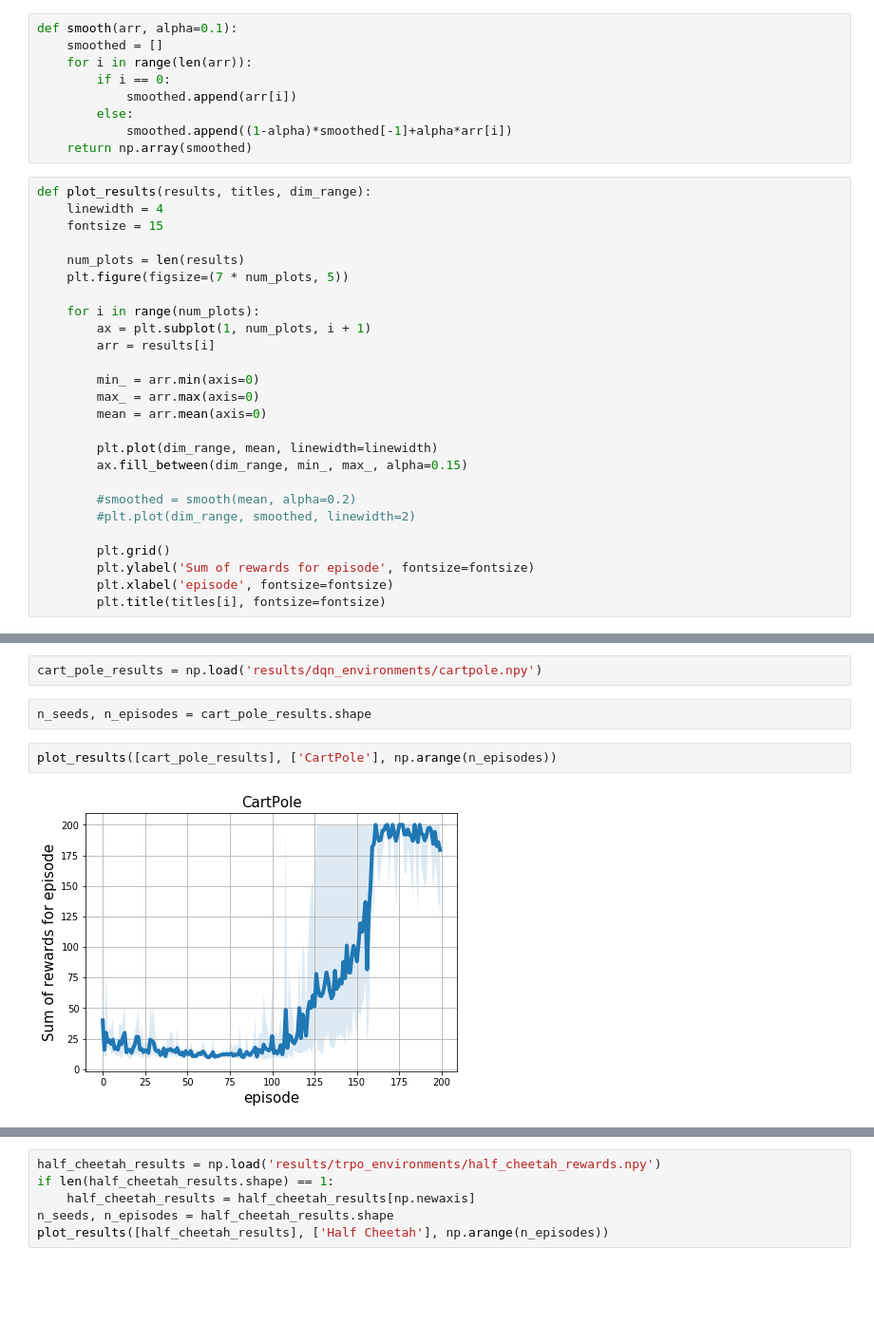
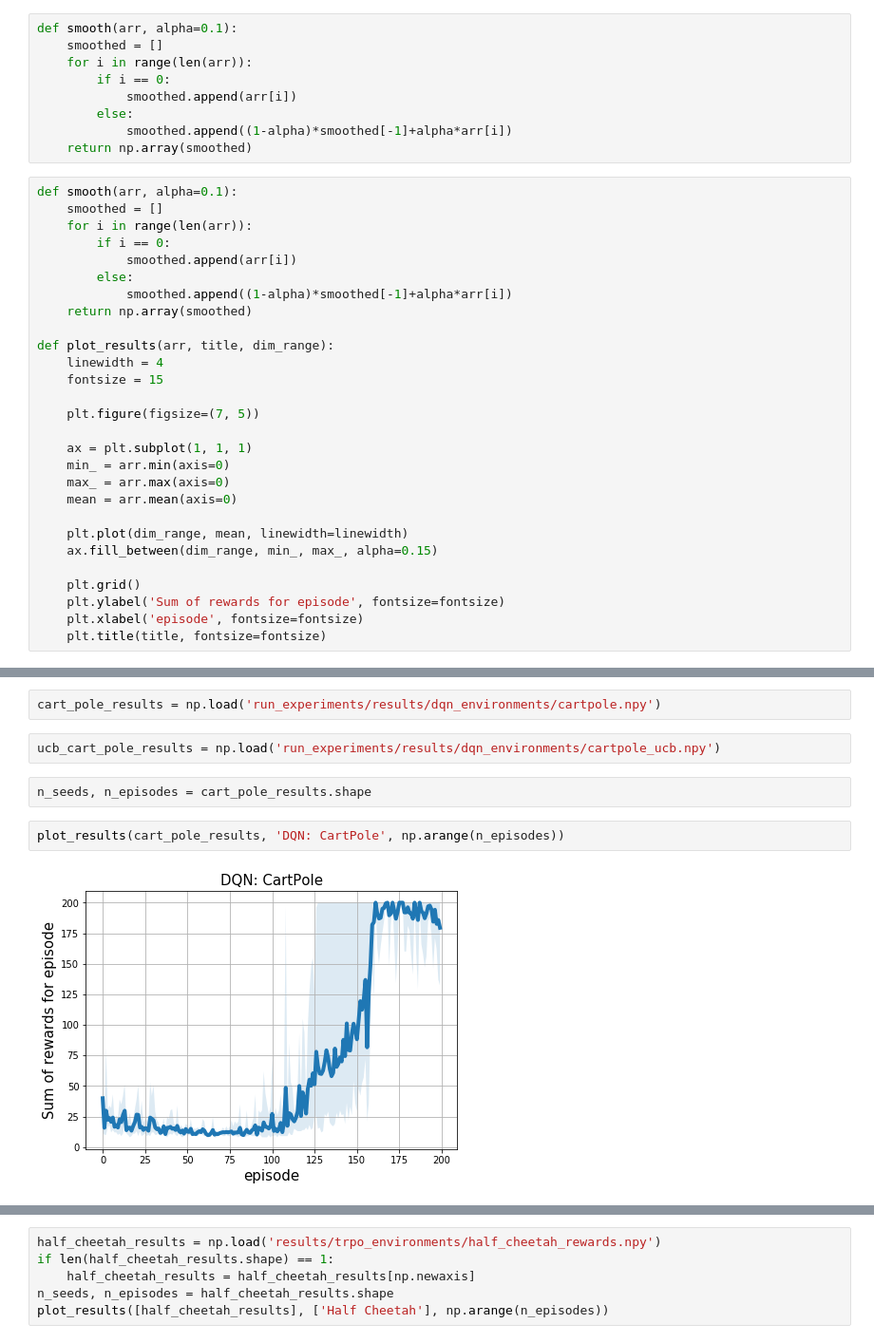
Before and after one commit to VakhrameevaLiza/exploration_pytorch, a Jupyter notebook: results.ipynb, the cells around one changed output, grey strips where cells are left out. Shown at 95% size. Cells and saved outputs as stored; diff of their text form; blank space fills up the shorter version.

```diff
--- a/results.ipynb
+++ b/results.ipynb
@@ -12,31 +12,33 @@ def smooth(arr, alpha=0.1):
             smoothed.append((1-alpha)*smoothed[-1]+alpha*arr[i])
     return np.array(smoothed)
 # %%
-def plot_results(results, titles, dim_range):
+def smooth(arr, alpha=0.1):
+    smoothed = []
+    for i in range(len(arr)):
+        if i == 0:
+            smoothed.append(arr[i])
+        else:
+            smoothed.append((1-alpha)*smoothed[-1]+alpha*arr[i])
+    return np.array(smoothed)
+
+def plot_results(arr, title, dim_range):
     linewidth = 4
     fontsize = 15
 
-    num_plots = len(results)
-    plt.figure(figsize=(7 * num_plots, 5))
+    plt.figure(figsize=(7, 5))
 
-    for i in range(num_plots):
-        ax = plt.subplot(1, num_plots, i + 1)
-        arr = results[i]
+    ax = plt.subplot(1, 1, 1)
+    min_ = arr.min(axis=0)
+    max_ = arr.max(axis=0)
+    mean = arr.mean(axis=0)
 
-        min_ = arr.min(axis=0)
-        max_ = arr.max(axis=0)
-        mean = arr.mean(axis=0)
+    plt.plot(dim_range, mean, linewidth=linewidth)
+    ax.fill_between(dim_range, min_, max_, alpha=0.15)
 
-        plt.plot(dim_range, mean, linewidth=linewidth)
-        ax.fill_between(dim_range, min_, max_, alpha=0.15)
-
-        #smoothed = smooth(mean, alpha=0.2)
-        #plt.plot(dim_range, smoothed, linewidth=2)
-
-        plt.grid()
-        plt.ylabel('Sum of rewards for episode', fontsize=fontsize)
-        plt.xlabel('episode', fontsize=fontsize)
-        plt.title(titles[i], fontsize=fontsize)
+    plt.grid()
+    plt.ylabel('Sum of rewards for episode', fontsize=fontsize)
+    plt.xlabel('episode', fontsize=fontsize)
+    plt.title(title, fontsize=fontsize)
 # %%
 def plot_results_different(results_1, results_2, titles, dim_range,
                            reverse_order=False):
@@ -99,8 +98,10 @@ def plot_results_different(results_1, results_2, titles, dim_range,
 # %%
-cart_pole_results = np.load('results/dqn_environments/cartpole.npy')
+cart_pole_results = np.load('run_experiments/results/dqn_environments/cartpole.npy')
+# %%
+ucb_cart_pole_results = np.load('run_experiments/results/dqn_environments/cartpole_ucb.npy')
 # %%
 n_seeds, n_episodes = cart_pole_results.shape
 # %%
-plot_results([cart_pole_results], ['CartPole'], np.arange(n_episodes))
+plot_results(cart_pole_results, 'DQN: CartPole', np.arange(n_episodes))
 # %% [output]
-[figure, old version]
+[figure, new version]
```
Also changed, not shown: parts of 26 cells of this notebook, 28 other files.
